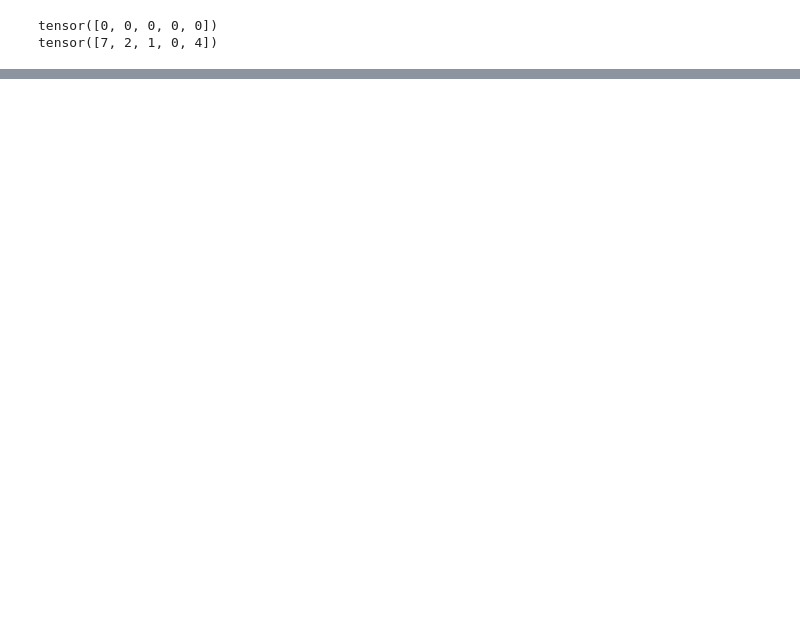
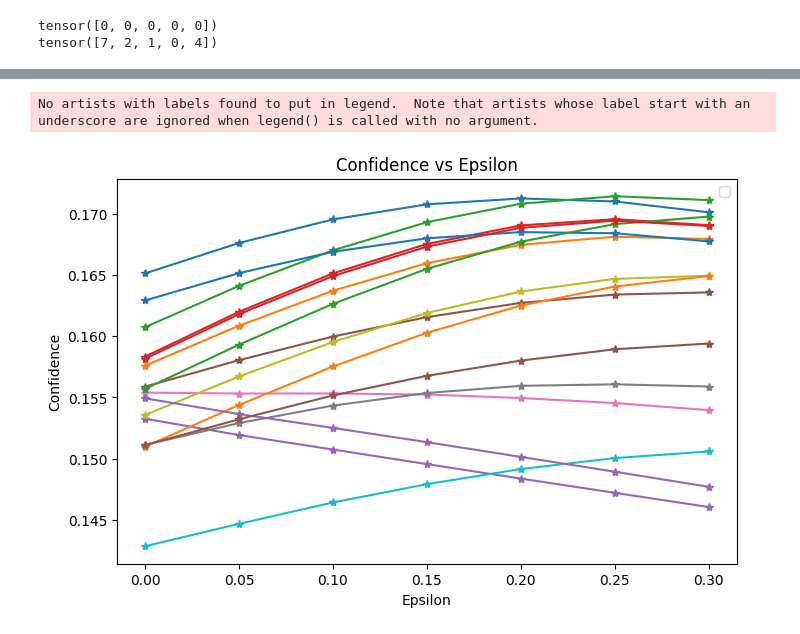
Before and after one commit to quentinRolld/Adversarial_attack, a Jupyter notebook: RBF/RBF_2.ipynb, the cells around one changed output, grey strips where cells are left out. Cells and saved outputs as stored; diff of their text form; code cells hidden in the pictures; blank space fills up the shorter version.

```diff
--- a/RBF/RBF_2.ipynb
+++ b/RBF/RBF_2.ipynb
@@ -169,0 +236,11 @@ Test set: Average loss: 0.0269, Accuracy: 4459/10000 (44.6%)
+# %%
+plt.figure(figsize=(8,5))
+plt.plot(epsilons, [confidence.detach().numpy() for confidence in confidences], "*-")
+plt.title("Confidence vs Epsilon")
+plt.xlabel("Epsilon")
+plt.ylabel("Confidence")
+plt.legend()
+plt.show()
+# %% [output]
+No artists with labels found to put in legend.  Note that artists whose label start with an underscore are ignored when legend() is called with no argument.
+[figure, added]
```
Also changed, not shown: parts of 8 cells of this notebook, 3 other files.
